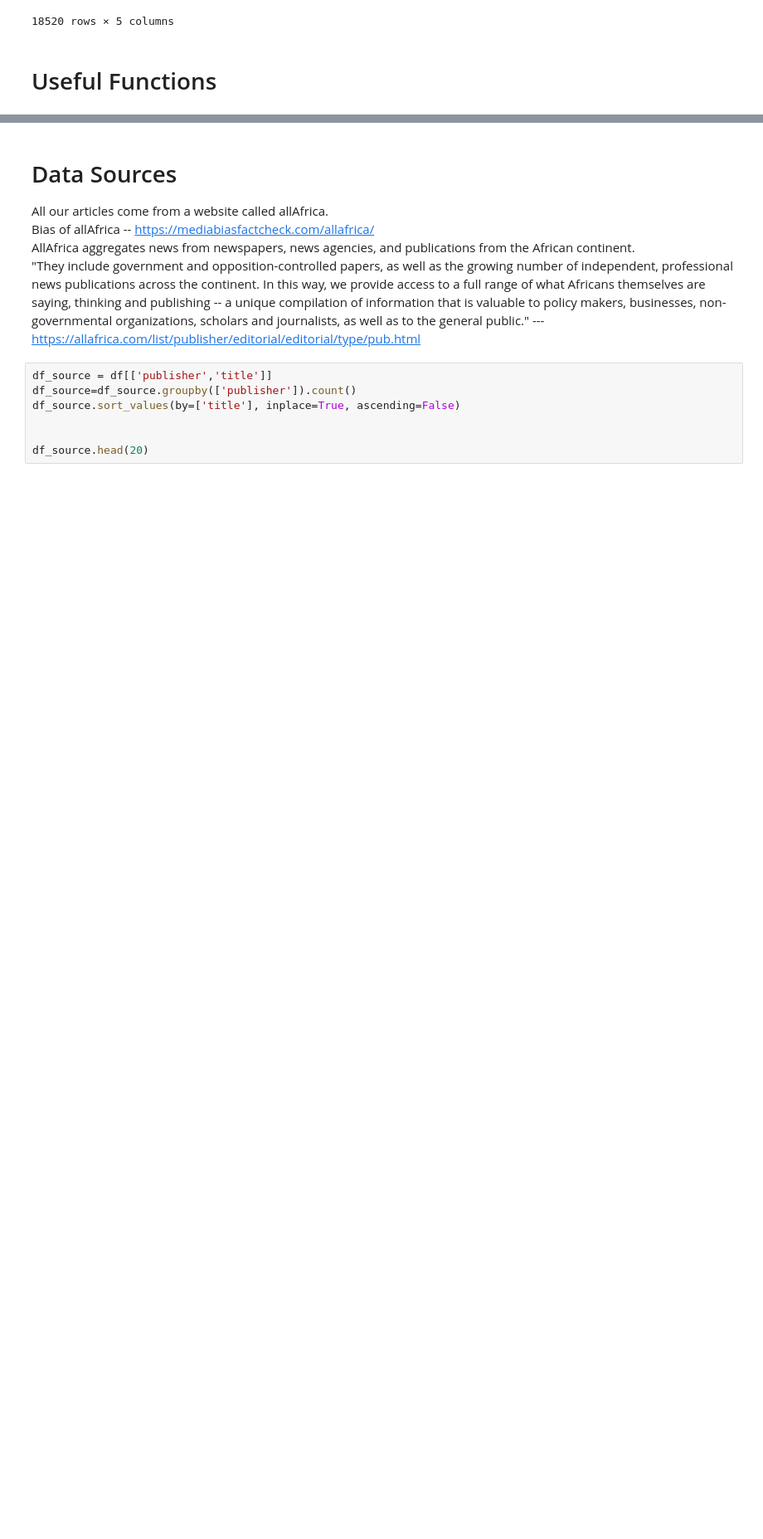
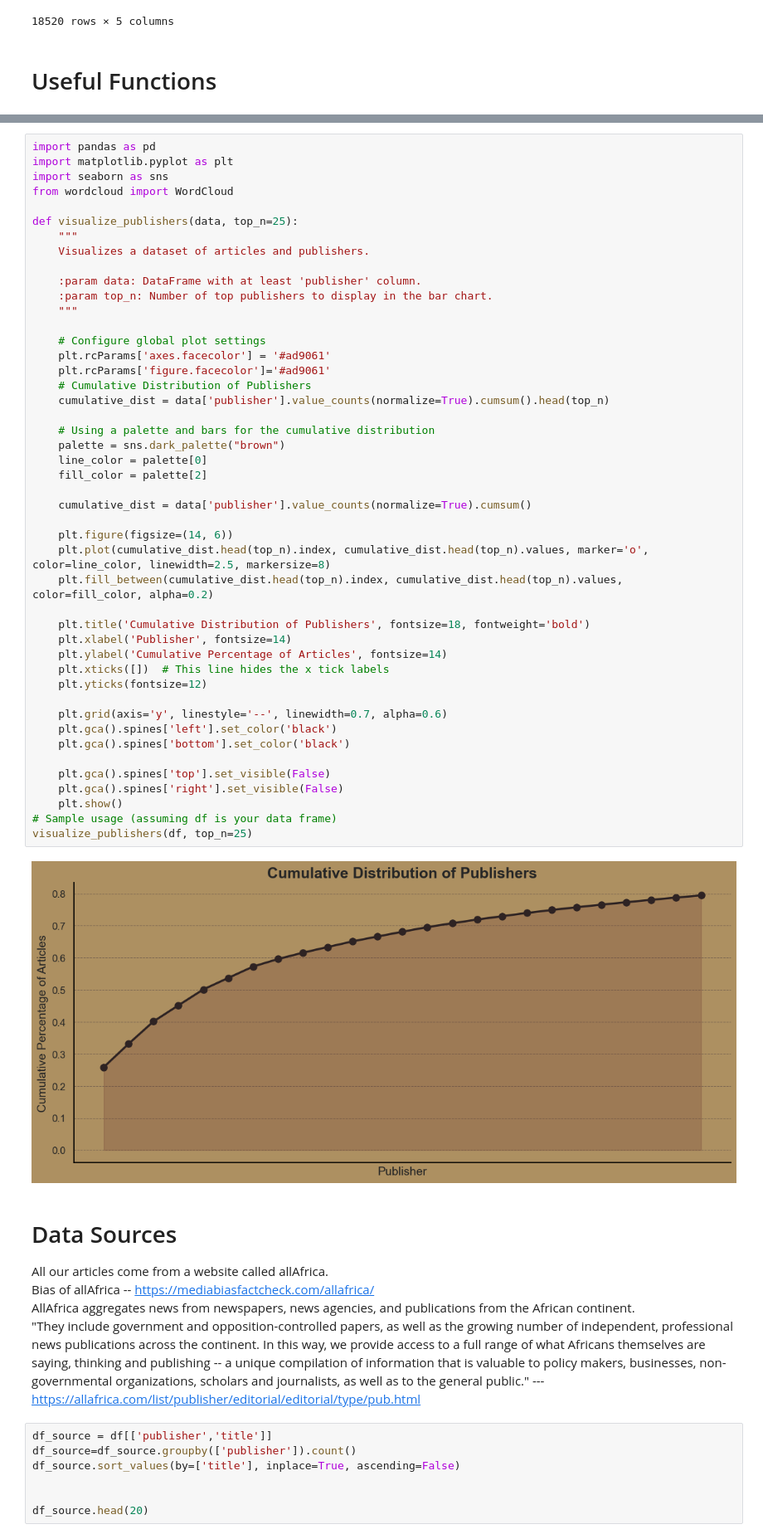
Before and after one commit to khknopp/JBG060-DC3, a Jupyter notebook: news_sources.ipynb, the cells around one changed output, grey strips where cells are left out. Shown at 83% size. Saved outputs shown, nothing was run; the diff lists cells and outputs as text; blank space fills up the shorter version.

```diff
--- a/news_sources.ipynb
+++ b/news_sources.ipynb
@@ -108,3 +47,51 @@ visualize_publishers(df)
+# %%
+import pandas as pd
+import matplotlib.pyplot as plt
+import seaborn as sns
+from wordcloud import WordCloud
+
+def visualize_publishers(data, top_n=25):
+    """
+    Visualizes a dataset of articles and publishers.
+
+    :param data: DataFrame with at least 'publisher' column.
+    :param top_n: Number of top publishers to display in the bar chart.
+    """
+
+    # Configure global plot settings
+    plt.rcParams['axes.facecolor'] = '#ad9061'
+    plt.rcParams['figure.facecolor']='#ad9061'
+    # Cumulative Distribution of Publishers
+    cumulative_dist = data['publisher'].value_counts(normalize=True).cumsum().head(top_n)
+
+    # Using a palette and bars for the cumulative distribution
+    palette = sns.dark_palette("brown")
+    line_color = palette[0]
+    fill_color = palette[2]
+
+    cumulative_dist = data['publisher'].value_counts(normalize=True).cumsum()
+
+    plt.figure(figsize=(14, 6))
+    plt.plot(cumulative_dist.head(top_n).index, cumulative_dist.head(top_n).values, marker='o', color=line_color, linewidth=2.5, markersize=8)
+    plt.fill_between(cumulative_dist.head(top_n).index, cumulative_dist.head(top_n).values, color=fill_color, alpha=0.2)
+
+    plt.title('Cumulative Distribution of Publishers', fontsize=18, fontweight='bold')
+    plt.xlabel('Publisher', fontsize=14)
+    plt.ylabel('Cumulative Percentage of Articles', fontsize=14)
+    plt.xticks([])  # This line hides the x tick labels
+    plt.yticks(fontsize=12)
+
+    plt.grid(axis='y', linestyle='--', linewidth=0.7, alpha=0.6)
+    plt.gca().spines['left'].set_color('black')
+    plt.gca().spines['bottom'].set_color('black')
+
+    plt.gca().spines['top'].set_visible(False)
+    plt.gca().spines['right'].set_visible(False)
+    plt.show()
+# Sample usage (assuming df is your data frame)
+visualize_publishers(df, top_n=25)
+# %% [output]
+[figure, added]
 # %% [markdown]
 # Data Sources
 All our articles come from a website called allAfrica. \
```
Also changed, not shown: parts of 1 cell of this notebook, 1 other file.
